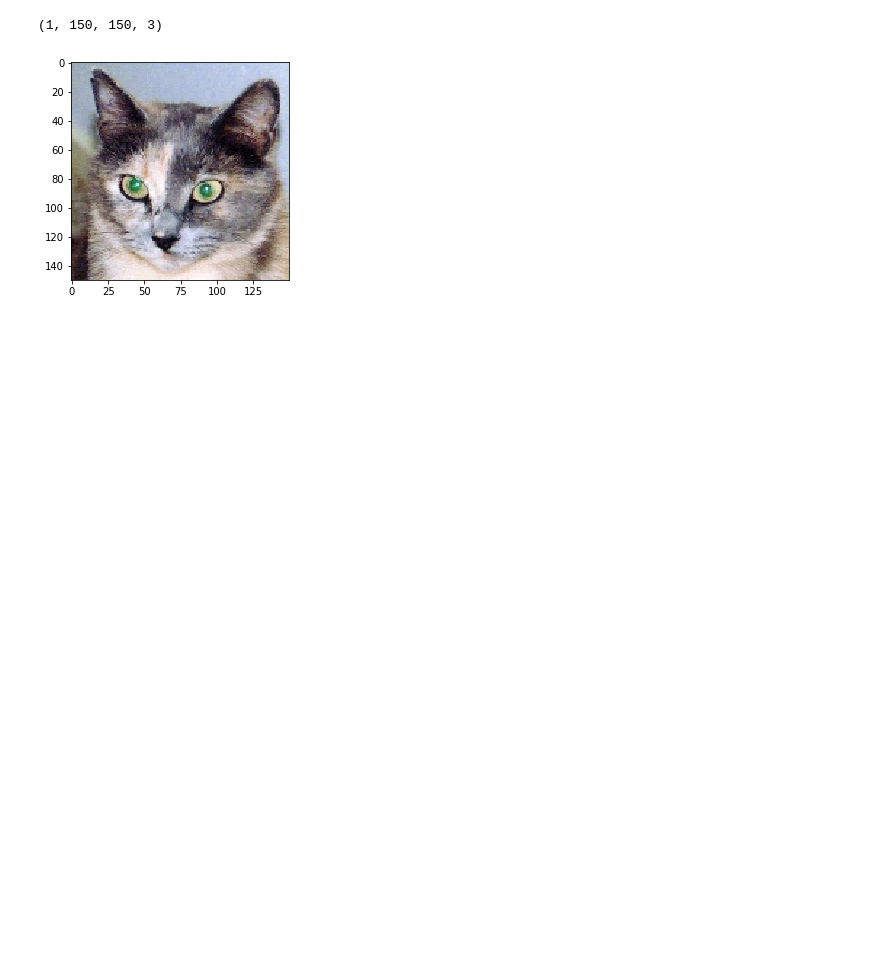
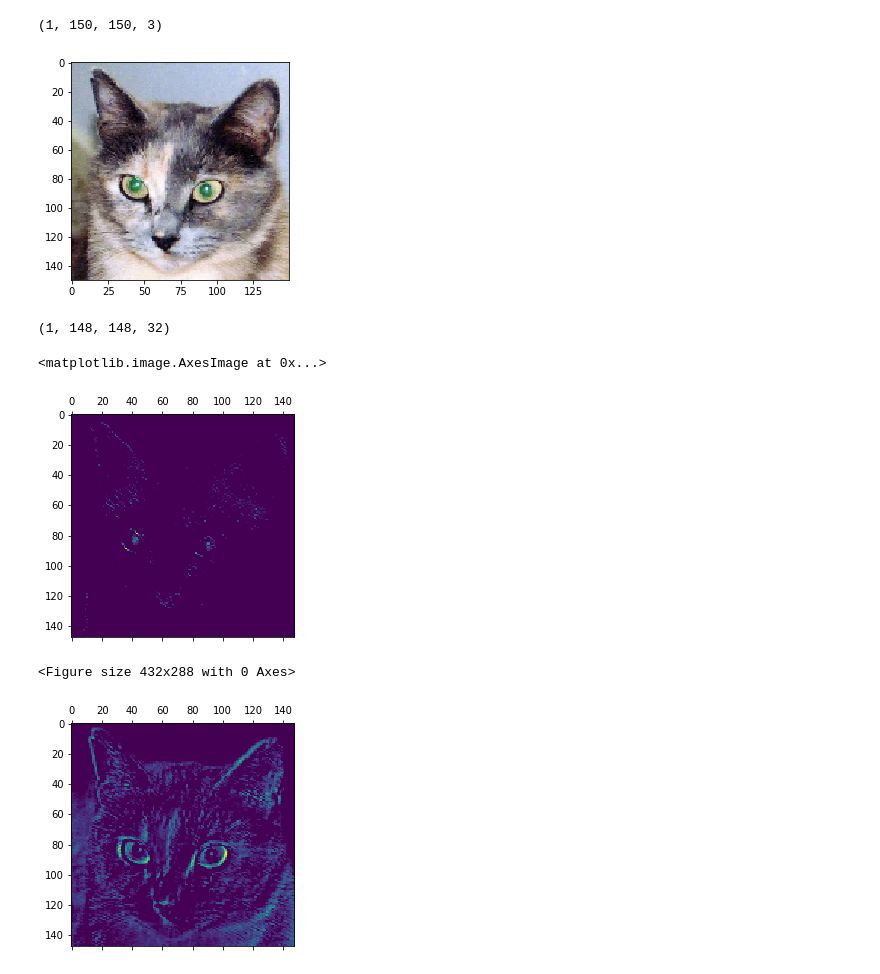
Before and after one commit to jbessi/dogs-vs-cats, a Jupyter notebook: visualizing_intermediate_activations.ipynb, the cells around one changed output. Drawn from its saved outputs; the diff is of its cells as text; code cells hidden in the pictures; blank space fills up the shorter version.

Commit message:
Visualizing different channels of the first layer of a cat image

```diff
--- a/visualizing_intermediate_activations.ipynb
+++ b/visualizing_intermediate_activations.ipynb
@@ -50,3 +46,33 @@ plt.imshow(img_tensor[0])
 plt.show()
 # %% [output]
 [figure]
+# %%
+from keras import models
+
+#extracting the outputs of the top eight layers
+layer_outputs = [layer.output for layer in model.layers[:8]]
+
+#Creating a model that will return the outputs layer_outputs given the model input
+activation_model = models.Model(inputs=model.input, outputs=layer_outputs)
+# %%
+#Running the model in predict mode
+
+activations=activation_model.predict(img_tensor)
+
+first_layer_activation = activations[0] #activation of the first conv layer for the cat image picture
+print(first_layer_activation.shape) #148x148 feature map with 32 channels
+# %% [output]
+(1, 148, 148, 32)
+# %%
+import matplotlib.pyplot as plt
+
+plt.matshow(first_layer_activation[0,:,:,1], cmap='viridis') #Visualizing the 4th channel
+
+plt.figure()
+
+plt.matshow(first_layer_activation[0,:,:,7], cmap='viridis') #Visualizing the 7th channel
+# %% [output]
+<matplotlib.image.AxesImage at 0x...>
+[figure, added]
+<Figure size 432x288 with 0 Axes>
+[figure, added]
```
Also changed, not shown: parts of 1 cell of this notebook.
